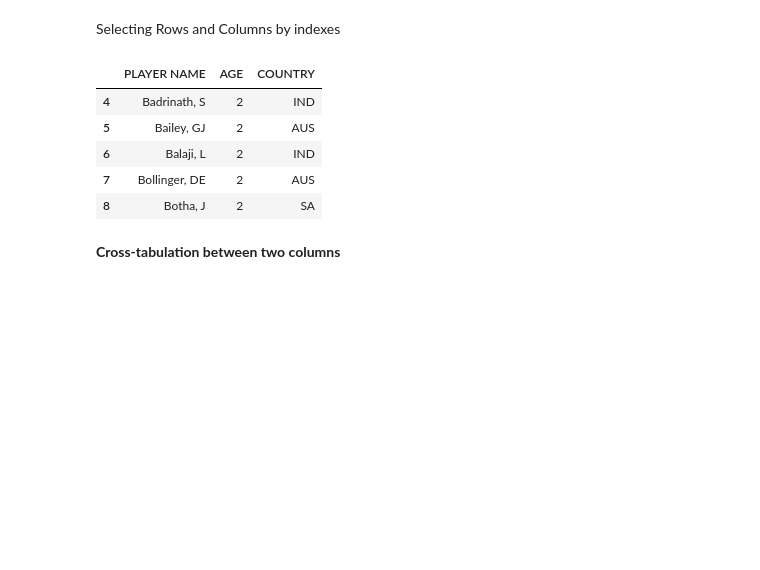
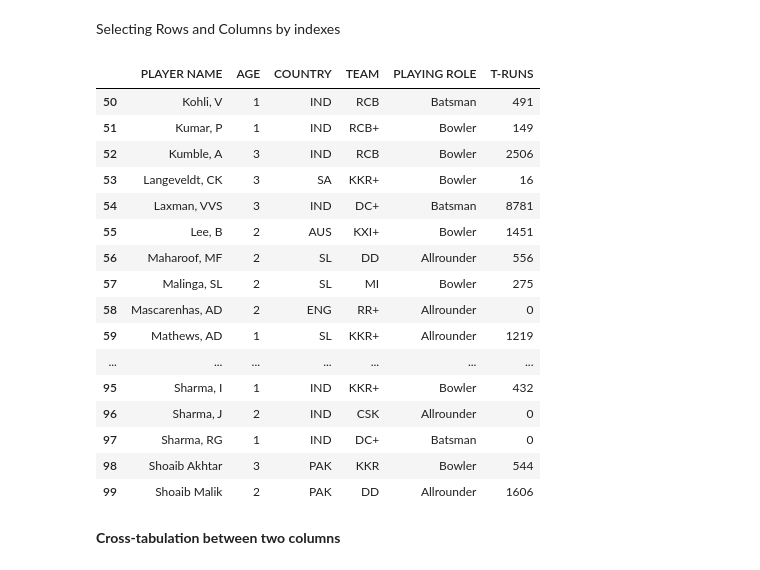
Before and after one commit to rssmahesh1/MLA2021, a Jupyter notebook: Copy_of_BASIC.ipynb, the cells around one changed output. Cells and saved outputs as stored; diff of their text form; code cells hidden in the pictures; blank space fills up the shorter version.

```diff
--- a/Copy_of_BASIC.ipynb
+++ b/Copy_of_BASIC.ipynb
@@ -147,14 +181,25 @@ ipl_df[['PLAYER NAME', 'COUNTRY']][0:5]
 # %% [markdown]
 Selecting Rows and Columns by indexes
 # %%
-ipl_df.iloc[4:9, 1:4]
+ipl_df.iloc[50:100, 1:7]
 # %% [output]
-|  | PLAYER NAME | AGE | COUNTRY |
-| 4 | Badrinath, S | 2 | IND |
-| 5 | Bailey, GJ | 2 | AUS |
-| 6 | Balaji, L | 2 | IND |
-| 7 | Bollinger, DE | 2 | AUS |
-| 8 | Botha, J | 2 | SA |
+|  | PLAYER NAME | AGE | COUNTRY | TEAM | PLAYING ROLE | T-RUNS |
+| 50 | Kohli, V | 1 | IND | RCB | Batsman | 491 |
+| 51 | Kumar, P | 1 | IND | RCB+ | Bowler | 149 |
+| 52 | Kumble, A | 3 | IND | RCB | Bowler | 2506 |
+| 53 | Langeveldt, CK | 3 | SA | KKR+ | Bowler | 16 |
+| 54 | Laxman, VVS | 3 | IND | DC+ | Batsman | 8781 |
+| 55 | Lee, B | 2 | AUS | KXI+ | Bowler | 1451 |
+| 56 | Maharoof, MF | 2 | SL | DD | Allrounder | 556 |
+| 57 | Malinga, SL | 2 | SL | MI | Bowler | 275 |
+| 58 | Mascarenhas, AD | 2 | ENG | RR+ | Allrounder | 0 |
+| 59 | Mathews, AD | 1 | SL | KKR+ | Allrounder | 1219 |
+| ... | ... | ... | ... | ... | ... | ... |
+| 95 | Sharma, I | 1 | IND | KKR+ | Bowler | 432 |
+| 96 | Sharma, J | 2 | IND | CSK | Allrounder | 0 |
+| 97 | Sharma, RG | 1 | IND | DC+ | Batsman | 0 |
+| 98 | Shoaib Akhtar | 3 | PAK | KKR | Bowler | 544 |
+| 99 | Shoaib Malik | 2 | PAK | DD | Allrounder | 1606 |
 # %% [markdown]
 **Cross-tabulation between two columns**
 # %%
```
Also changed, not shown: parts of 6 cells of this notebook.
